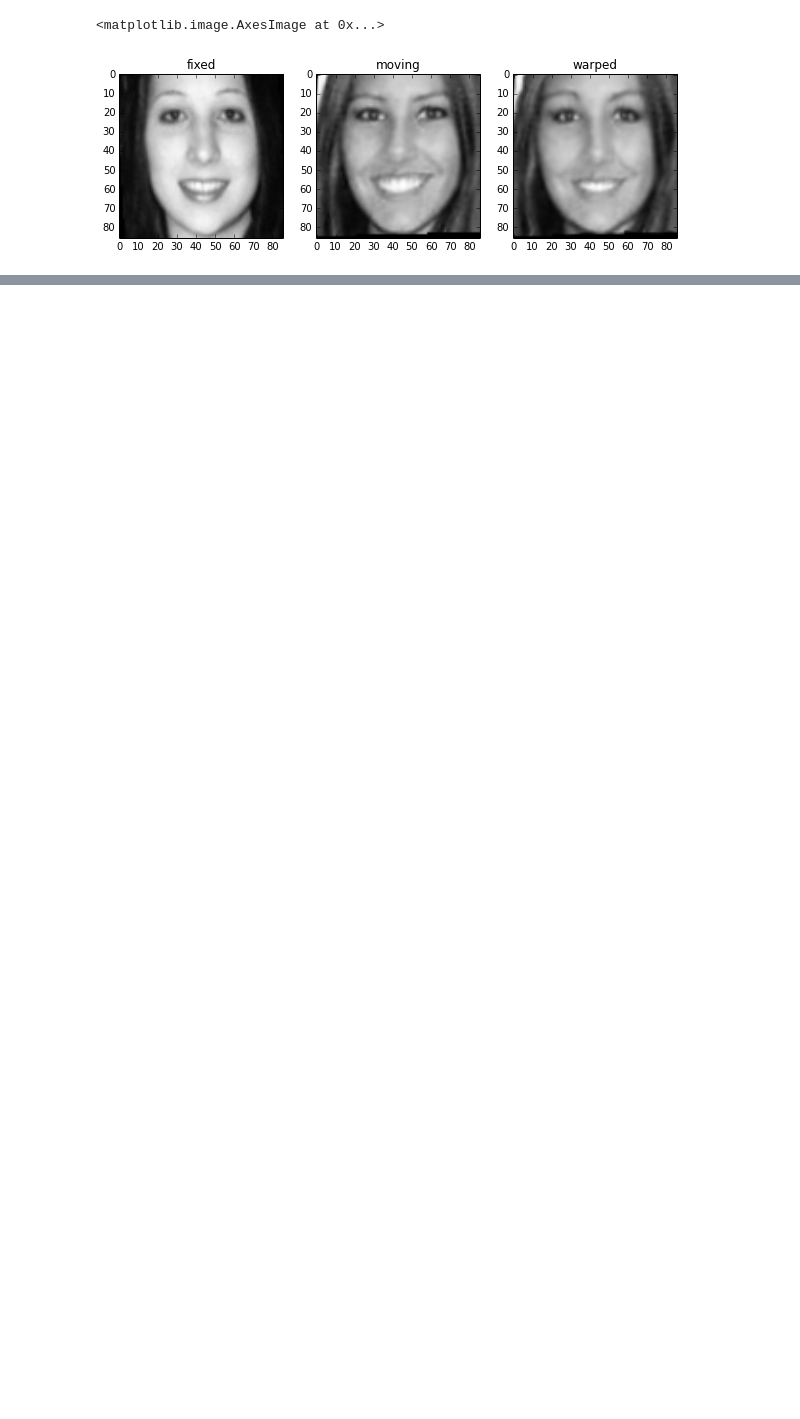
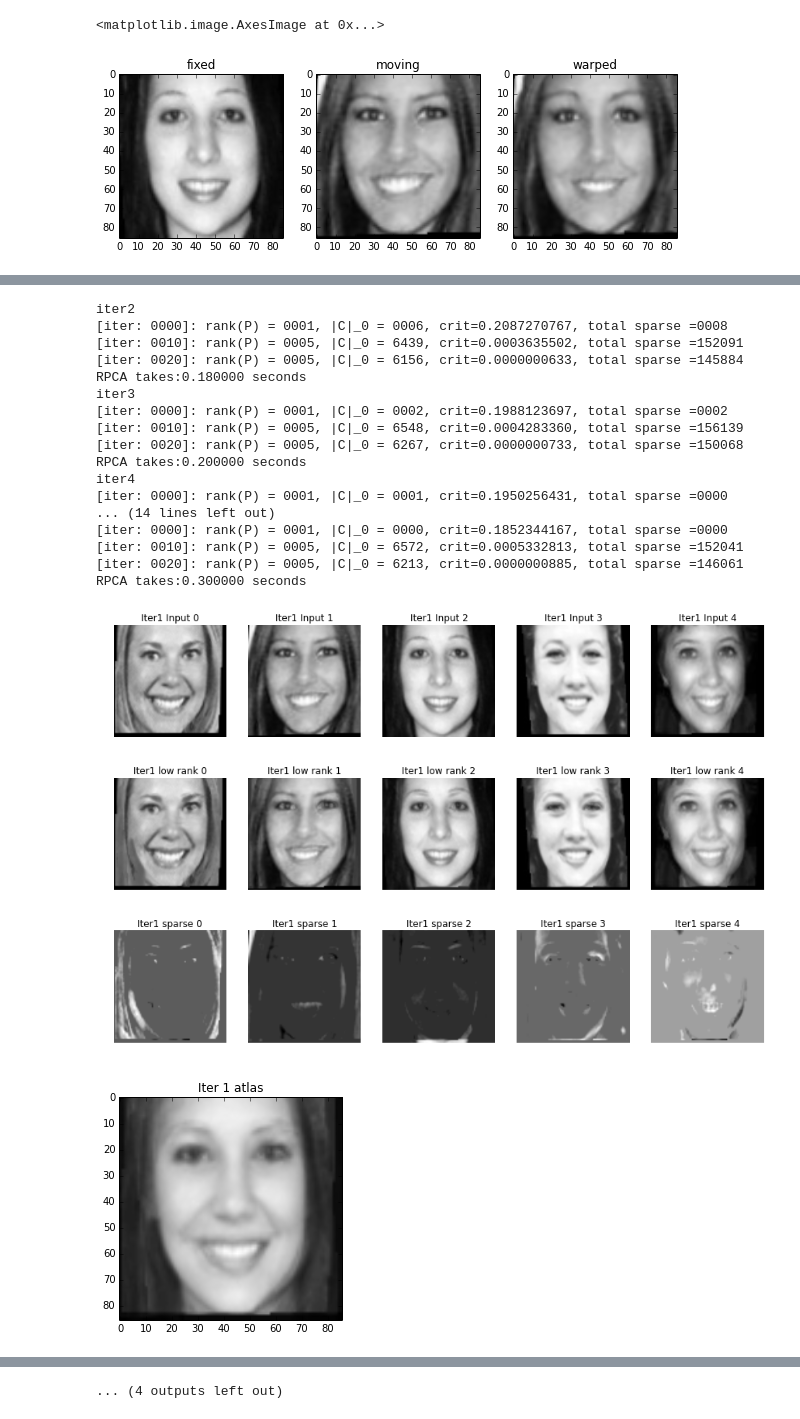
Before and after one commit to KitwareMedical/pyLAR, a Jupyter notebook: low_rank_atlas/notebook/LAB_2D_Face.ipynb, the cells around one changed output, grey strips where cells are left out. Cells and saved outputs as stored; diff of their text form; code cells hidden in the pictures; blank space fills up the shorter version.

```diff
--- a/low_rank_atlas/notebook/LAB_2D_Face.ipynb
+++ b/low_rank_atlas/notebook/LAB_2D_Face.ipynb
@@ -249,7 +252,7 @@ def runLABIteration(currentIter, sigma):
 
 
     # visualize and inspect
-    fig = plt.figure(figsize=(15,5))
+    fig = plt.figure(figsize=(15,10))
     showSlice(Y, 'Iter'+str(currentIter) +' Input',cm.gray,0)
     showSlice(low_rank,'Iter'+str(currentIter) +' low rank',cm.gray,1)
     showSlice(sparse,'Iter'+str(currentIter) +' sparse',cm.gray,2)
@@ -268,7 +271,7 @@ def runLABIteration(currentIter, sigma):
             invWarpedlowRankIm = result_folder+'/Iter'+str(currentIter)+ '_InvWarped_LowRank_' + str(i)  +'.nrrd'
             previousOutputTransformPrefix = result_folder+'/Iter'+ str(currentIter-1)+'_'+str(i)+'_'
             ANTSWarp2DImage(lowRankIm,invWarpedlowRankIm, lowRankIm,previousOutputTransformPrefix,True, True)
-            tmp = getImageArray(invWarpedlowRankIm)
+            tmp = getImageArray(lowRankIm)
             A[:,i] = tmp.reshape(-1)
         averageImageFromDM(A,atlasIm)
 
@@ -287,7 +290,7 @@ def runLABIteration(currentIter, sigma):
         initialTransform = None
         invWarpedlowRankIm = result_folder+'/'+ 'Iter1_LowRank_' + str(i)  +'.nrrd'
         if currentIter > 1:
-            #initialTransform = result_folder + '/Iter'+str(currentIter-1)+'_'+str(i)+'_0Warp.nii.gz'
+            initialTransform = result_folder + '/Iter'+str(currentIter-1)+'_'+str(i)+'_0Warp.nii.gz'
             invWarpedlowRankIm = result_folder+'/Iter'+str(currentIter)+ '_InvWarped_LowRank_' + str(i)  +'.nrrd'
         # register the inversely warped low rank image to the atlas image
         outputTransformPrefix = result_folder +'/Iter' + str(currentIter) +'_'+str(i)+'_'
@@ -300,10 +303,31 @@ def runLABIteration(currentIter, sigma):
 # %%
 # main
 sigma = 0
+NUM_OF_ITERATIONS =4
 for k in range(1,NUM_OF_ITERATIONS):
     print 'iter'+str(k)
     runLABIteration(k,sigma)
     if sigma > 0:
        sigma = sigma - 0.25
-    if lamda < 0.9:
-        lamda = lamda + 0.05
+    #if lamda < 0.9:
+    #   lamda = lamda + 0.1
+# %% [output]
+iter2
+[iter: 0000]: rank(P) = 0001, |C|_0 = 0006, crit=0.2087270767, total sparse =0008
+[iter: 0010]: rank(P) = 0005, |C|_0 = 6439, crit=0.0003635502, total sparse =152091
+[iter: 0020]: rank(P) = 0005, |C|_0 = 6156, crit=0.0000000633, total sparse =145884
+RPCA takes:0.180000 seconds
+iter3
+[iter: 0000]: rank(P) = 0001, |C|_0 = 0002, crit=0.1988123697, total sparse =0002
+[iter: 0010]: rank(P) = 0005, |C|_0 = 6548, crit=0.0004283360, total sparse =156139
+[iter: 0020]: rank(P) = 0005, |C|_0 = 6267, crit=0.0000000733, total sparse =150068
+RPCA takes:0.200000 seconds
+iter4
+[iter: 0000]: rank(P) = 0001, |C|_0 = 0001, crit=0.1950256431, total sparse =0000
+... (14 lines left out)
+[iter: 0000]: rank(P) = 0001, |C|_0 = 0000, crit=0.1852344167, total sparse =0000
+[iter: 0010]: rank(P) = 0005, |C|_0 = 6572, crit=0.0005332813, total sparse =152041
+[iter: 0020]: rank(P) = 0005, |C|_0 = 6213, crit=0.0000000885, total sparse =146061
+RPCA takes:0.300000 seconds
+[figure, added]
+[figure, added]
@@ -310 +343,2 @@ for k in range(1,NUM_OF_ITERATIONS):
+... (4 outputs left out)
 # %%
```
Also changed, not shown: parts of 7 cells of this notebook, 1 other file.
